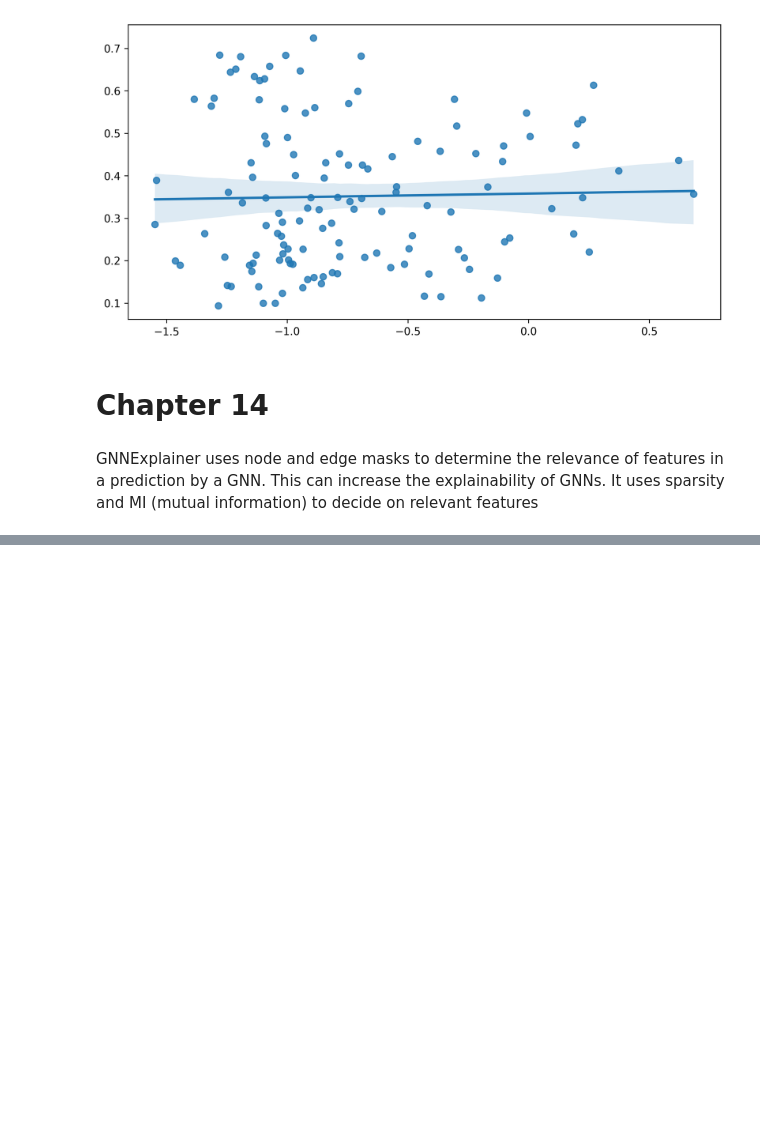
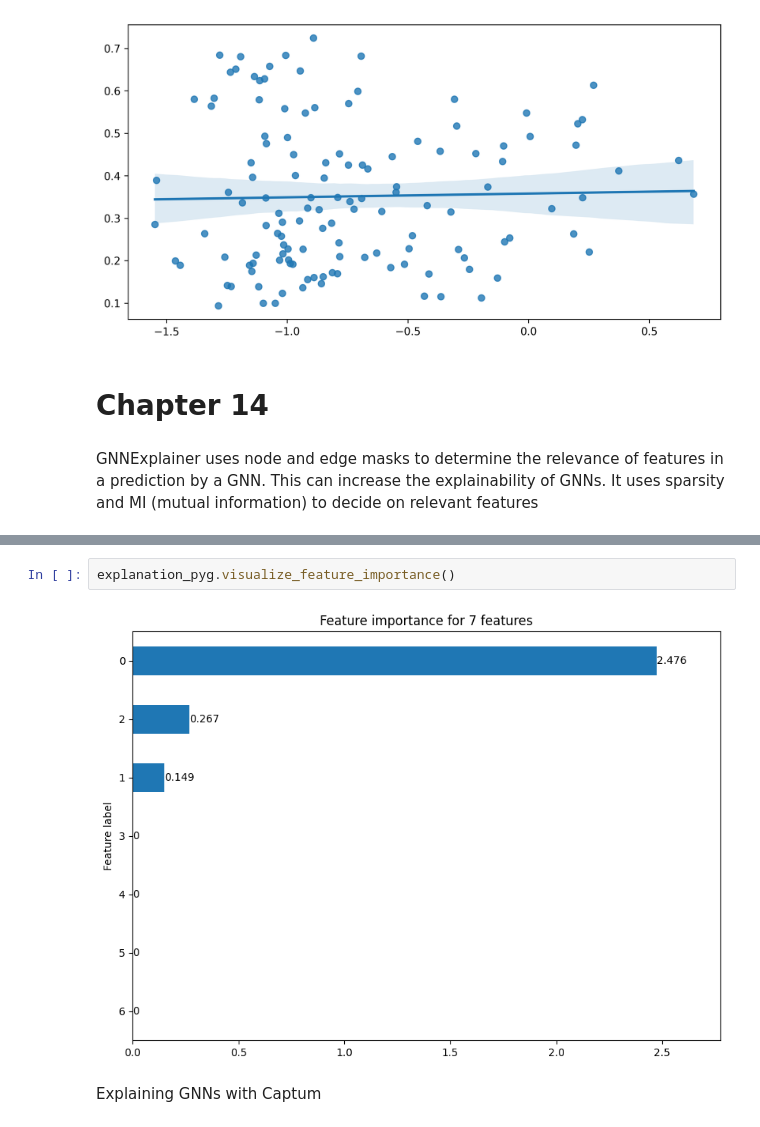
Before and after one commit to ishaanpaul98/Graph-Neural-Network, a Jupyter notebook: Learning/Hands On With GNNs/Part 3/part_3.ipynb, the cells around one changed output, grey strips where cells are left out. Drawn from its saved outputs; the diff is of its cells as text; blank space fills up the shorter version.

```diff
--- a/Learning/Hands On With GNNs/Part 3/part_3.ipynb
+++ b/Learning/Hands On With GNNs/Part 3/part_3.ipynb
@@ -1527,0 +1710,6 @@ GNNExplainer uses node and edge masks to determine the relevance of features in
+# %%
+explanation_pyg.visualize_feature_importance()
+# %% [output]
+[figure, added]
+# %% [markdown]
+Explaining GNNs with Captum
```
Also changed, not shown: parts of 10 cells of this notebook, 1 other file.
